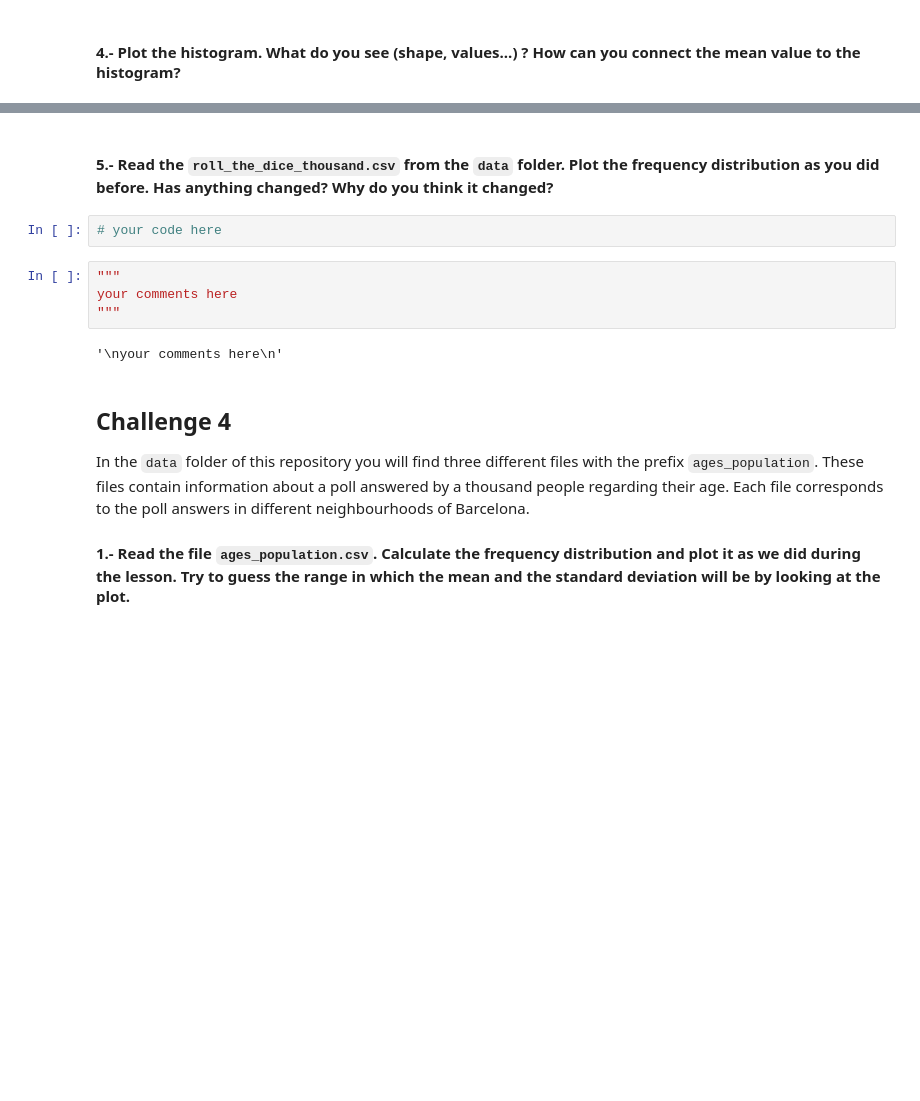
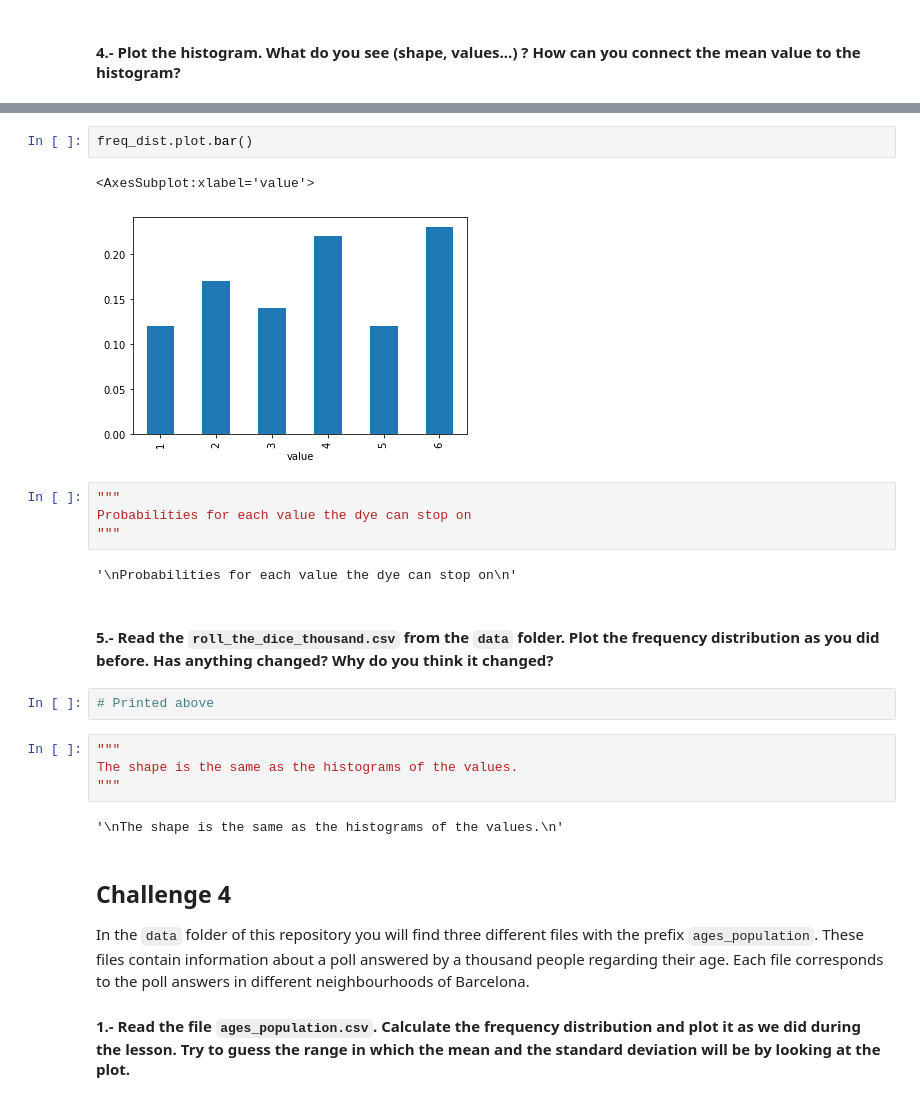
Before and after one commit to JMark1991/lab-understanding-descriptive-stats, a Jupyter notebook: your-code/main.ipynb, the cells around one changed output, grey strips where cells are left out. Drawn from its saved outputs; the diff is of its cells as text; blank space fills up the shorter version.

```diff
--- a/your-code/main.ipynb
+++ b/your-code/main.ipynb
@@ -192,13 +188,24 @@ your comments here
+# %%
+freq_dist.plot.bar()
+# %% [output]
+<AxesSubplot:xlabel='value'>
+[figure, added]
+# %%
+"""
+Probabilities for each value the dye can stop on
+"""
+# %% [output]
+'\nProbabilities for each value the dye can stop on\n'
 # %% [markdown]
 #### 5.- Read the `roll_the_dice_thousand.csv` from the `data` folder. Plot the frequency distribution as you did before. Has anything changed? Why do you think it changed?
-# %%
-# your code here
-# %%
-"""
-your comments here
-"""
-# %% [output]
-'\nyour comments here\n'
+# %%
+# Printed above
+# %%
+"""
+The shape is the same as the histograms of the values.
+"""
+# %% [output]
+'\nThe shape is the same as the histograms of the values.\n'
 # %% [markdown]
 ## Challenge 4
 In the `data` folder of this repository you will find three different files with the prefix `ages_population`. These files contain information about a poll answered by a thousand people regarding their age. Each file corresponds to the poll answers in different neighbourhoods of Barcelona.
```
Also changed, not shown: parts of 46 cells of this notebook.
